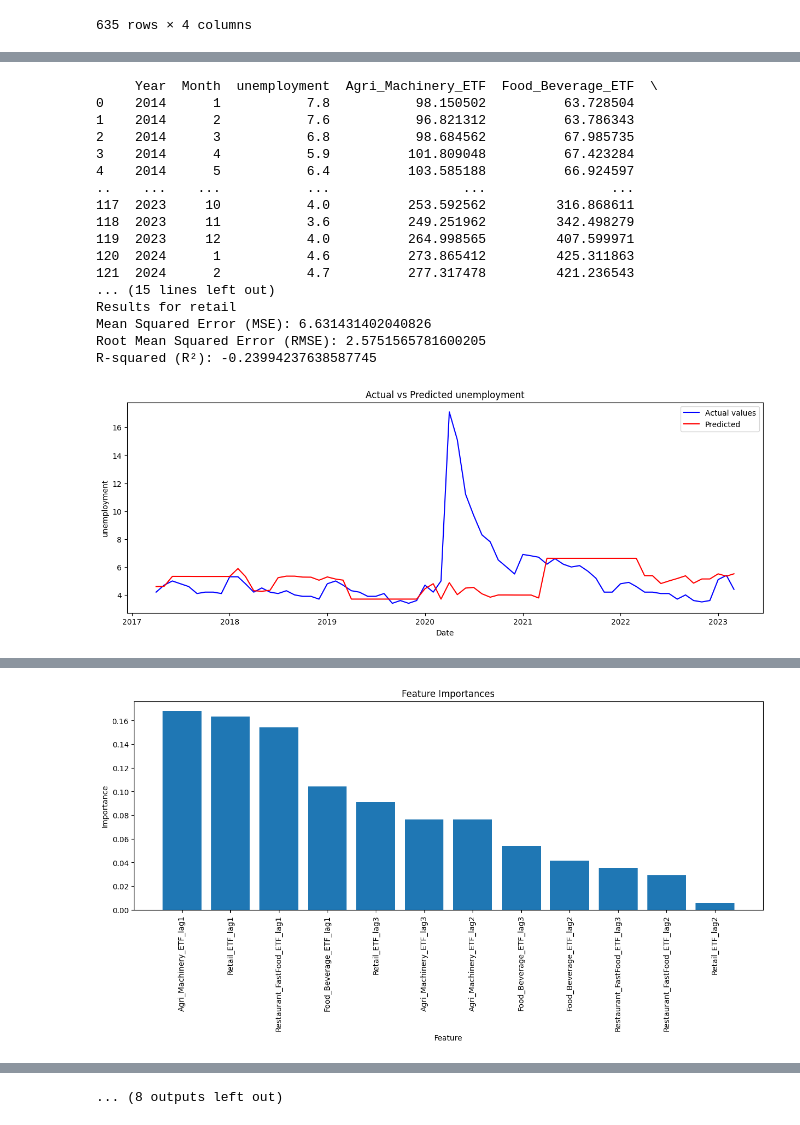
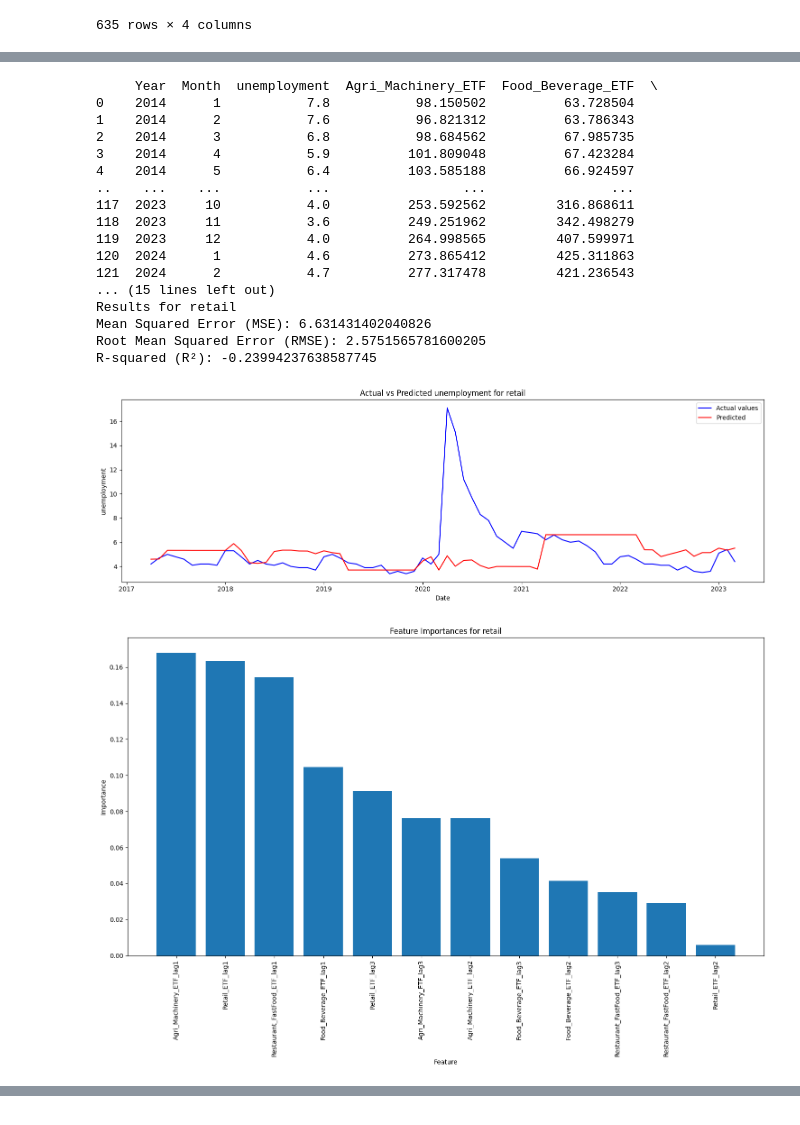
Before and after one commit to TonyZhang2004/Citadel-Summer-Datathon, a Jupyter notebook: xgboost_unemployment.ipynb, the cells around one changed output, grey strips where cells are left out. Cells and saved outputs as stored; diff of their text form; code cells hidden in the pictures.

Commit message:
new lasso graphics + xgboost application graphic enhancements

```diff
--- a/xgboost_unemployment.ipynb
+++ b/xgboost_unemployment.ipynb
@@ -28,0 +31,2 @@ from sklearn.model_selection import GridSearchCV, TimeSeriesSplit
+# %%
+etf_df = etf_df.pivot(index=['Year', 'Month'], columns='ETF', values='Price').reset_index()
@@ -29,6 +49,6 @@ from sklearn.model_selection import GridSearchCV, TimeSeriesSplit
 # %%
 unemployment_df = pd.read_csv('variables_of_interest/unemployment_by_sector.csv')
-etf_df = pd.read_csv('variables_of_interest/normalized_etf_monthly_pivot.csv')
+#etf_df = pd.read_csv('variables_of_interest/normalized_etf_monthly_pivot.csv')
 unemployment_df = unemployment_df.rename(columns={'year' : 'Year', 'month' : 'Month'})
 unemployment_df
 # %% [output]
@@ -46,6 +66,6 @@ unemployment_df
 | 634 | 2024 | 7 | 8.5 | agricultural |
 635 rows × 4 columns
 # %%
-etf_df = etf_df.drop(columns=['Unnamed: 0'])
+#etf_df = etf_df.drop(columns=['Unnamed: 0'])
 etf_df
 # %% [output]
@@ -70,7 +90,7 @@ from sklearn.preprocessing import StandardScaler, RobustScaler
 from sklearn.metrics import mean_squared_error, r2_score
 import matplotlib.pyplot as plt
 
-def train_xgboost(data, target, n_train=36, n_test=12):
+def train_xgboost(data, target, category, n_train=36, n_test=12):
     features = ['Agri_Machinery_ETF', 'Food_Beverage_ETF', 'Restaurant_FastFood_ETF', 'Retail_ETF']
 
     data['Date'] = pd.to_datetime(data[['Year', 'Month']].assign(DAY=1))
@@ -141,46 +161,50 @@ def train_xgboost(data, target, n_train=36, n_test=12):
     plt.legend()
     plt.xlabel('Date')
     plt.ylabel(target)
-    plt.title(f'Actual vs Predicted {target}')
+    plt.title(f'Actual vs Predicted {target} for {category}')
+    plt.tight_layout()
+    plt.savefig(f'graphics/predictions_{target}_{category}.png', dpi=300)
     plt.show()
 
     feature_importance_df = pd.DataFrame({'Feature': lagged_features, 'Importance': feature_importances})
     feature_importance_df = feature_importance_df.sort_values(by='Importance', ascending=False)
-    print(feature_importance_df)
 
-    plt.figure(figsize=(15, 5))
+    plt.figure(figsize=(15, 10))
     plt.bar(feature_importance_df['Feature'], feature_importance_df['Importance'])
     plt.xticks(rotation=90)
     plt.xlabel('Feature')
     plt.ylabel('Importance')
-    plt.title('Feature Importances')
+    plt.title(f'Feature Importances for {category}')
+    plt.tight_layout()
+    plt.savefig(f'graphics/feature_importance_{target}_{category}.png', dpi=300)
     plt.show()
     # etf_columns = ['Agri_Machinery_ETF', 'Food_Beverage_ETF', 'Restaurant_FastFood_ETF', 'Retail_ETF']
 # %%
 for category in unemployment_df['category'].unique():
     temp = unemployment_df[unemployment_df['category'] == category]
     temp = temp.drop(columns=['category'])
 
     df = pd.merge(temp, etf_df, on=['Year', 'Month'], how='inner')
     print(df)
     print(f'Results for {category}')
-    train_xgboost(df, 'unemployment')
+    train_xgboost(df, 'unemployment', category)
 # %% [output]
      Year  Month  unemployment  Agri_Machinery_ETF  Food_Beverage_ETF  \
 0    2014      1           7.8           98.150502          63.728504
 1    2014      2           7.6           96.821312          63.786343
 2    2014      3           6.8           98.684562          67.985735
 3    2014      4           5.9          101.809048          67.423284
 4    2014      5           6.4          103.585188          66.924597
 ..    ...    ...           ...                 ...                ...
 117  2023     10           4.0          253.592562         316.868611
 118  2023     11           3.6          249.251962         342.498279
 119  2023     12           4.0          264.998565         407.599971
 120  2024      1           4.6          273.865412         425.311863
 121  2024      2           4.7          277.317478         421.236543
 ... (15 lines left out)
 Results for retail
 Mean Squared Error (MSE): 6.631431402040826
 Root Mean Squared Error (RMSE): 2.5751565781600205
 R-squared (R²): -0.23994237638587745
-[figure, old version]
+[figure, new version]
+[figure, new version]
@@ -200 +227,0 @@ R-squared (R²): -0.23994237638587745
-[figure, old version]
@@ -265 +268,0 @@ R-squared (R²): -0.2214987160969899
-... (8 outputs left out)
```
Also changed, not shown: parts of 5 cells of this notebook, 10 other files.
